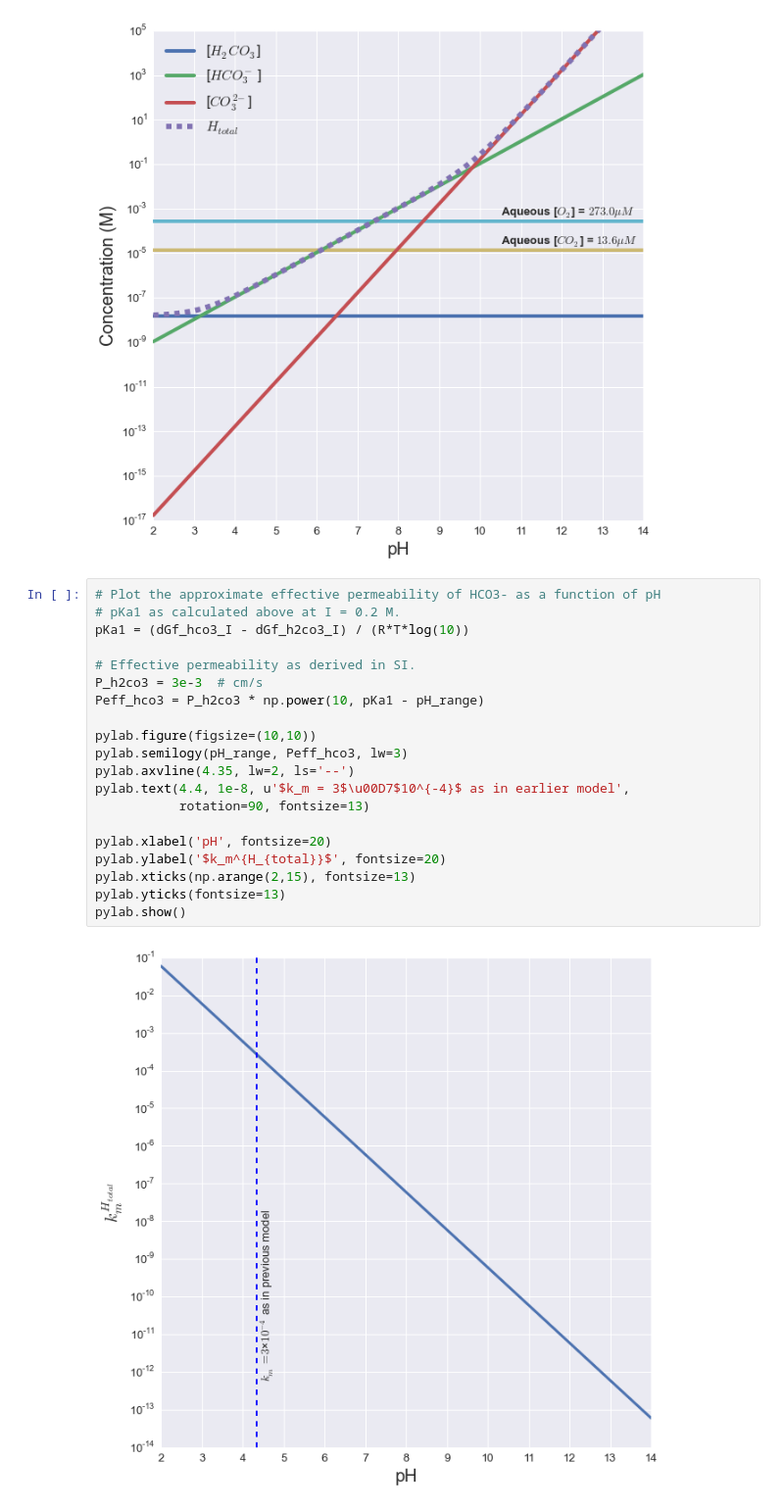
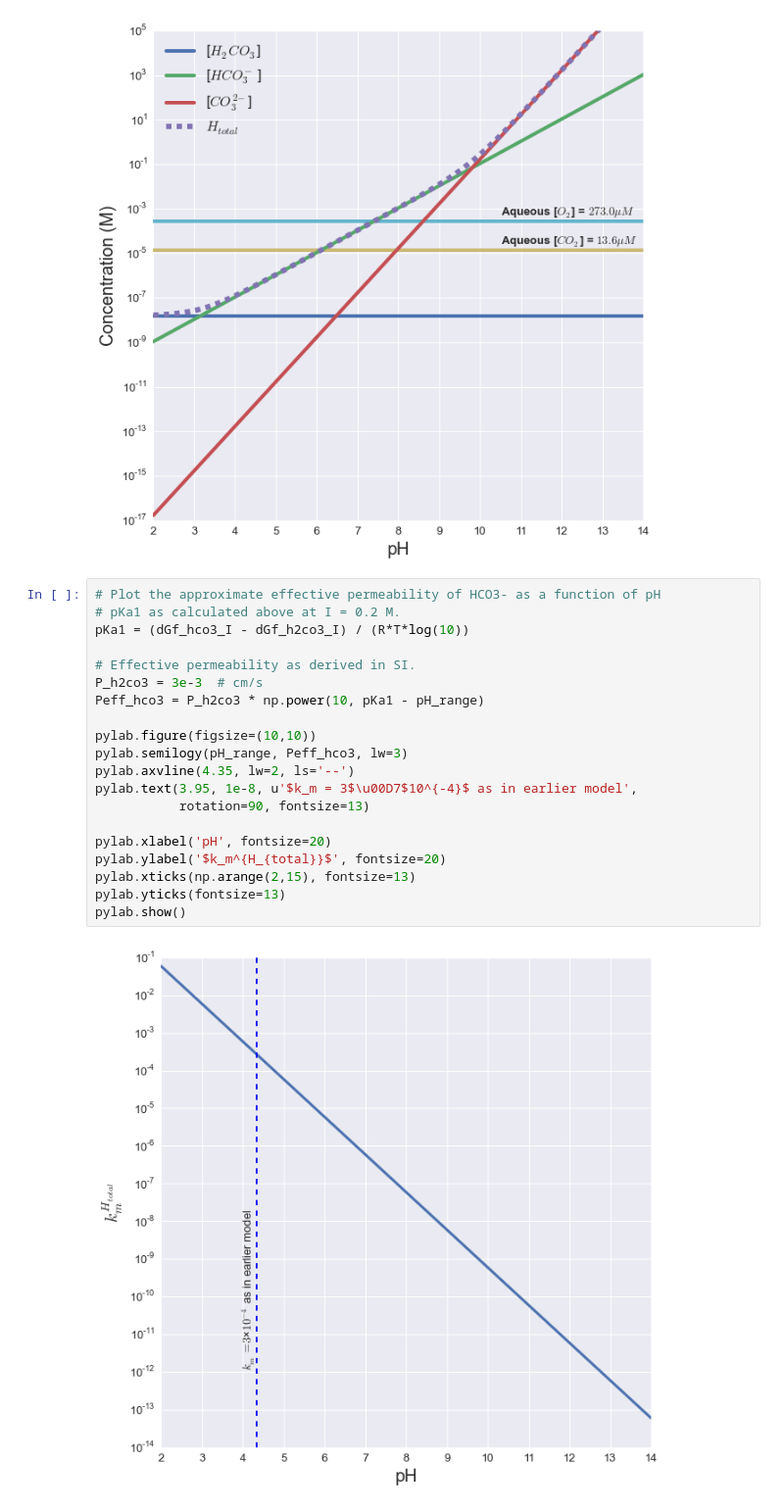
Before and after one commit to niallmm/ccm_Trichodesmium, a Jupyter notebook: python/ipython_notebooks/CO2_Htotal_Equilibria.ipynb, the cells around one changed output. Shown at 98% size. Cells and saved outputs as stored; diff of their text form.

```diff
--- a/python/ipython_notebooks/CO2_Htotal_Equilibria.ipynb
+++ b/python/ipython_notebooks/CO2_Htotal_Equilibria.ipynb
@@ -232,22 +232,22 @@ pylab.show()
 # %%
 # Plot the approximate effective permeability of HCO3- as a function of pH
 # pKa1 as calculated above at I = 0.2 M.
 pKa1 = (dGf_hco3_I - dGf_h2co3_I) / (R*T*log(10))
 
 # Effective permeability as derived in SI.
 P_h2co3 = 3e-3  # cm/s
 Peff_hco3 = P_h2co3 * np.power(10, pKa1 - pH_range)
 
 pylab.figure(figsize=(10,10))
 pylab.semilogy(pH_range, Peff_hco3, lw=3)
 pylab.axvline(4.35, lw=2, ls='--')
-pylab.text(4.4, 1e-8, u'$k_m = 3$\u00D7$10^{-4}$ as in earlier model',
+pylab.text(3.95, 1e-8, u'$k_m = 3$\u00D7$10^{-4}$ as in earlier model',
            rotation=90, fontsize=13)
 
 pylab.xlabel('pH', fontsize=20)
 pylab.ylabel('$k_m^{H_{total}}$', fontsize=20)
 pylab.xticks(np.arange(2,15), fontsize=13)
 pylab.yticks(fontsize=13)
 pylab.show()
 # %% [output]
-[figure, old version]
+[figure, new version]
```
Also changed, not shown: 1 other file.
